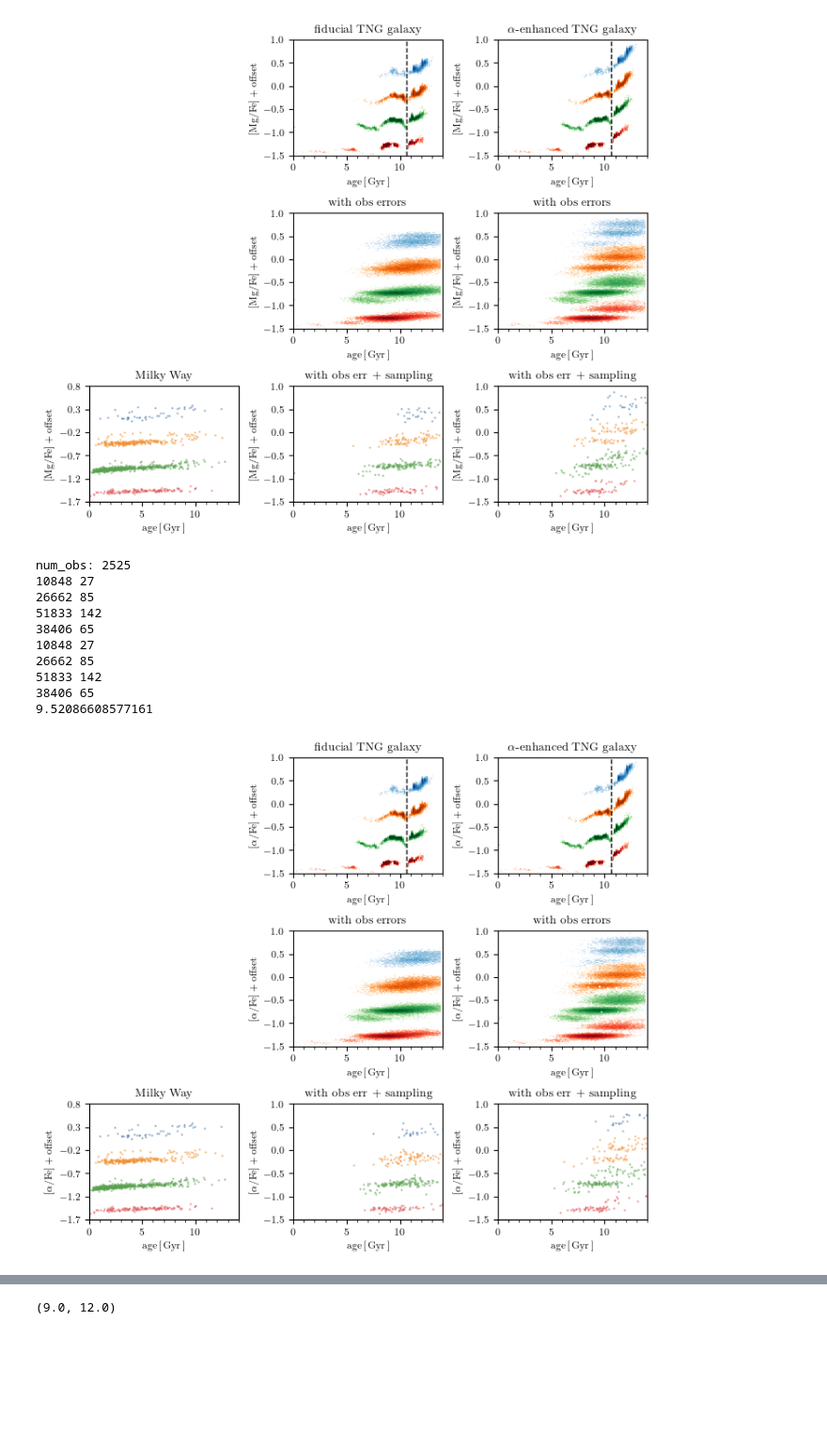
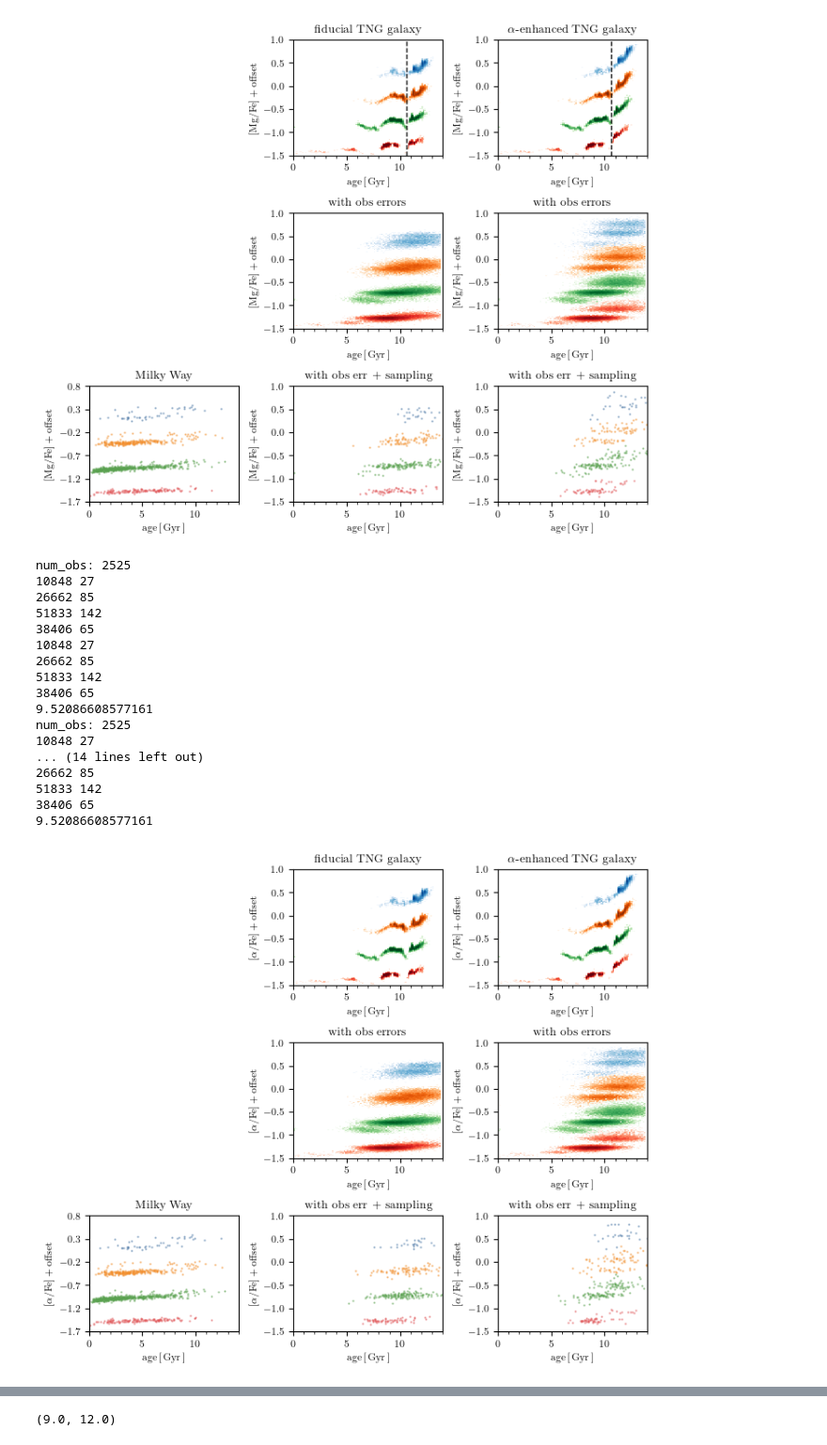
Before and after one commit to gusbeane/Mgdec, a Jupyter notebook: plots/fig1/fig1.ipynb, the cells around one changed output, grey strips where cells are left out. Shown at 94% size. Cells and saved outputs as stored; diff of their text form; code cells hidden in the pictures; blank space fills up the shorter version.

```diff
--- a/plots/fig1/fig1.ipynb
+++ b/plots/fig1/fig1.ipynb
@@ -411,13 +422,14 @@ def get_MW_plot_data(N_FeH=128, N_MgFe=128, logFeH_lim=(-1.5, 0.5), logMgFe_lim=
 # %%
 def get_sim_plot_data(subID, snapnum, slope=0, snapnum_slope=40, N_FeH=128, N_MgFe=128,
                  logFeH_lim=(-1.5, 0.5), logMgFe_lim=(0, 1.0),
-                 logFeH0_list=[-0.75, -0.5, -0.25, 0], tbounds=None):
+                 logFeH0_list=[-0.75, -0.5, -0.25, 0], tbounds=None,
+                 logFeH_err=None, logMgFe_err=None, age_err=None):
     # Load in data
     t_snapnum = meta['time'][snapnum]
     tbins = np.linspace(0, t_snapnum, 100)
     tlim = [tbins[0], tbins[-1]]
     tcenter, sfh, tform, logFeH, logMgFe, minit, keys, is_star_in_SN, dlogFeH0 = \
-        get_SFH(snapnum, subID, tbins, logFeH0_list)
+        get_SFH(snapnum, subID, tbins, logFeH0_list, logFeH_err=logFeH_err, logMgFe_err=logMgFe_err, age_err=age_err)
 
     if tbounds is not None:
         print(np.sum(is_star_in_SN))
@@ -751,0 +756,11 @@ make_plot(MWdat_onlwage, simdat, simdat_slope, vmin=vmin, vmax=vmax, save=True,
+# %%
+%%time
+N_FeH   = 128
+N_MgFe  = 128
+# subID   = 172175
+# snapnum = 40
+subID   = 392276
+snapnum = 99
+slope   = 0.1
+_, simdat_slope = get_sim_plot_data(subID, snapnum, slope=slope, N_FeH=N_FeH, N_MgFe=N_MgFe)
+_, simdat_slope_err = get_sim_plot_data(subID, snapnum, slope=slope, N_FeH=N_FeH, N_MgFe=N_MgFe, logFeH_err=0.01, logMgFe_err=0.015)
@@ -751,0 +770,9 @@ make_plot(MWdat_onlwage, simdat, simdat_slope, vmin=vmin, vmax=vmax, save=True,
+# %%
+vmin = 0.08
+vmax = 15
+
+levels    = [0.1, 1.5, 10]
+levels_MW = [0.1, 1.5, 10]
+
+fig, axs = make_plot(MWdat, simdat_slope, simdat_slope_err, vmin=vmin, vmax=vmax, save=False, show=True, levels=levels, levels_MW=levels_MW)
+fig.savefig(str(subID)+'_werr.pdf')
@@ -1159,21 +1188,38 @@ def make_alpha_plot_walpha(MWdat, simdat, simdat_slope, save=False, show=True, v
     fig.tight_layout()
 
     if save:
-        fig.savefig(str(subID)+'_alpha_walpha.pdf')
+        if name is not None:
+            fig.savefig(name)
+        else:
+            fig.savefig(str(subID)+'_alpha_walpha.pdf')
 
     if not show:
         plt.close()
 # %%
+name = str(subID)+'_alpha_walpha.pdf'
 make_alpha_plot_walpha(MWdat, simdat, simdat_slope, save=True, add_obscut=0.25, age_err=0.125, MgFe_err=0.015)
+
+name = str(subID)+'_alpha_walpha_smallerr.pdf'
+make_alpha_plot_walpha(MWdat, simdat, simdat_slope, save=True, add_obscut=0.25, age_err=0.05, MgFe_err=0.015)
+
+name = str(subID)+'_alpha_walpha_tinyerr.pdf'
+make_alpha_plot_walpha(MWdat, simdat, simdat_slope, save=True, add_obscut=0.25, age_err=0.01, MgFe_err=0.015)
 # %% [output]
 num_obs: 2525
 10848 27
 26662 85
 51833 142
 38406 65
 10848 27
 26662 85
 51833 142
 38406 65
 9.52086608577161
+num_obs: 2525
+10848 27
+... (14 lines left out)
+26662 85
+51833 142
+38406 65
+9.52086608577161
-[figure, old version]
+[figure, new version]
```
Also changed, not shown: parts of 5 cells of this notebook, 2 other files.
